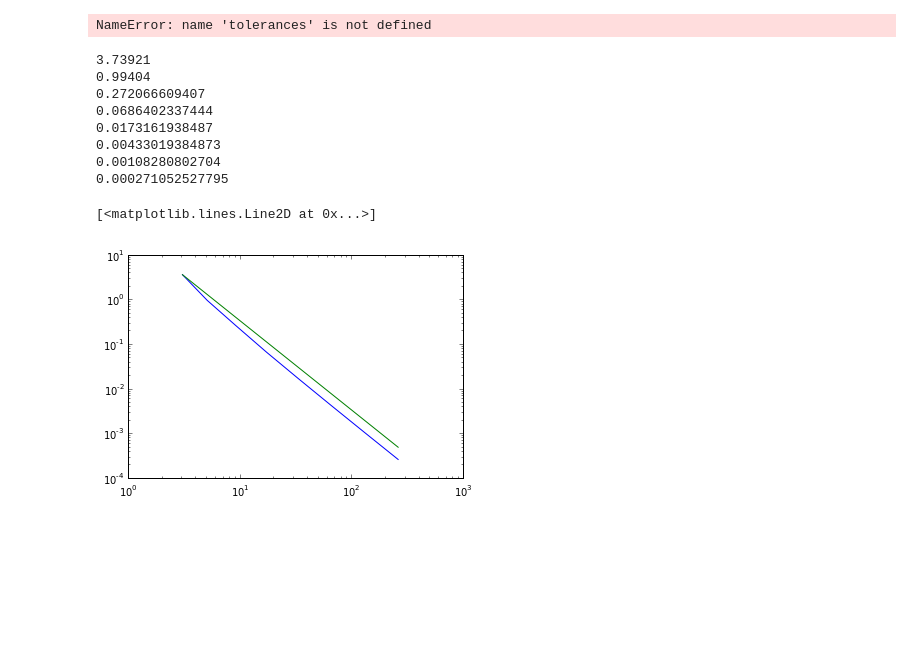
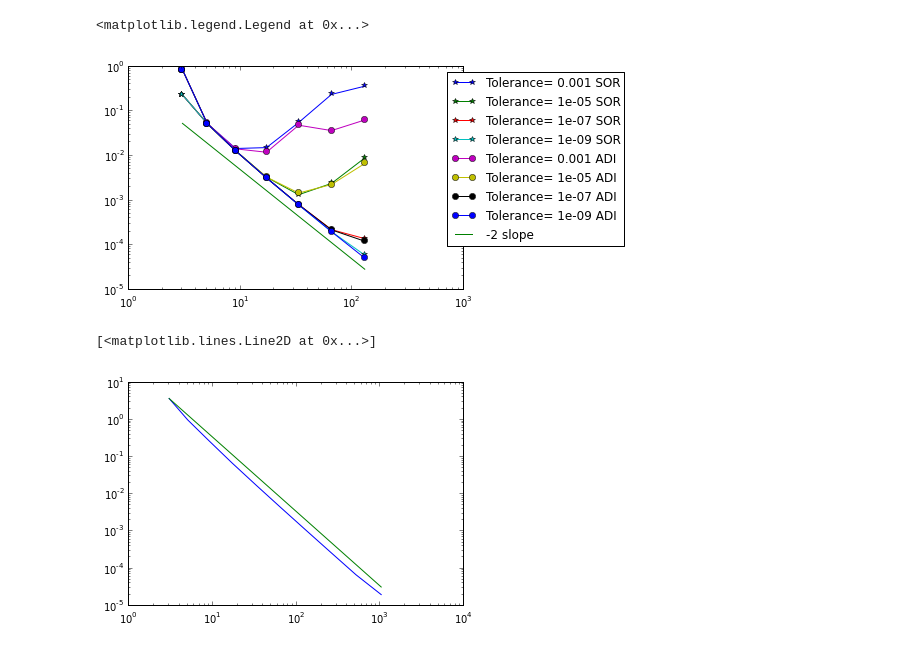
Before and after one commit to janvonrickenbach/Cfd_fundamentals, a Jupyter notebook: Cfd_fund.ipynb, the cells around one changed output. Drawn from its saved outputs; the diff is of its cells as text; code cells hidden in the pictures; blank space fills up the shorter version.

Commit message:
ADI solver working.

```diff
--- a/Cfd_fund.ipynb
+++ b/Cfd_fund.ipynb
@@ -196,16 +201,16 @@ def euler_test(nx,ny,plot=True):
     visc = 1.
     dt = 1.
     k=1
-    def test(x,y):
+    def one_fun(x,y):
         return 1.0
     def sf_fun(x,y):
         return -x + y
     def sol_fun(x,y):
-        return np.sin(k*np.pi*x)*np.sin(k*np.pi*y)
-    def s_fun(x,y):
-        visc_part   = visc*(k*np.pi)**2*2*np.sin(k*np.pi*x)*np.sin(k*np.pi*y)
-        conv_part_x = np.pi * np.cos(k*np.pi*x)*np.sin(k*np.pi*y)
-        conv_part_y = np.pi * np.sin(k*np.pi*x)*np.cos(k*np.pi*y)
+        return np.sin(np.pi*x)*np.sin(np.pi*y)
+    def src_fun(x,y):
+        visc_part   = visc*(np.pi)**2*2*np.sin(np.pi*x)*np.sin(np.pi*y)
+        conv_part_x = np.pi * np.cos(np.pi*x)*np.sin(np.pi*y)
+        conv_part_y = np.pi * np.sin(np.pi*x)*np.cos(np.pi*y)
 
         return visc_part + conv_part_x + conv_part_y
 
@@ -216,12 +221,11 @@ def euler_test(nx,ny,plot=True):
     inputs["nx"]  = nx
     inputs["Lx"]  = Lx
     inputs["Ly"]  = Ly
-
     inputs["ny"] = ny
     inputs["visc"] = visc
     inputs["dt"]   = dt
+    inputs["test_id"] = test_enum["euler"]
 
-    inputs["test_id"] = 2
     inputs.write()
 
     x_coords = np.linspace(0,inputs["Lx"],inputs["nx"])
@@ -232,7 +236,7 @@ def euler_test(nx,ny,plot=True):
     data_w.write(0)
 
     data_vs=var("vort_source",x_coords,y_coords)
-    data_vs.get_from_fun(s_fun)
+    data_vs.get_from_fun(src_fun)
     data_vs.write(0)
 
     data_s=var("streamfunction",x_coords,y_coords)
@@ -247,6 +251,9 @@ def euler_test(nx,ny,plot=True):
     data_r=var("vorticity",x_coords,y_coords)
     data_r.read(1)
 
+    data_s=var("vorticity",x_coords,y_coords)
+    data_s.get_from_fun(sol_fun)
+
     if plot:
         fig=pl.figure()
         ax=fig.add_subplot(1,1,1)
@@ -254,14 +261,15 @@ def euler_test(nx,ny,plot=True):
         p=ax.contourf(x,y,data_r.get_mesh())
         pl.colorbar(p)
 
-    error = np.abs(data_r.get_array()-data_w.get_array())
+    error = np.abs(data_r.get_array()-data_s.get_array())
 
     return max(error)
 
 
 
 def euler():
-  error = euler_test(257,257)
+  error = euler_test(257,257,plot=True)
+  print(error)
   if error<1E-3:
       return  True
   else:
@@ -395,38 +434,41 @@ Error in TDM= 0
 # %%
-error = []
-grids = [3,5,9,17,33,65]
+error_sor = []
+error_adi = []
+grids = [3,5,9,17,33,65,129]
 tolerances = [1E-1,1E-2,1E-3,1E-4,1E-5,1E-6]
-tolerances = [1E-1,1E-2,1E-3,1E-4]
+tolerances = [1E-3,1E-5,1E-7,1E-9]
 
 
 for tol in tolerances:
     tol_error = []
     for nx in grids:
-        tol_error.append(max(sor_tests(nx,nx,tol,1.3,k=2,plot=False)))
-    error.append(tol_error)
+        tol_error.append(max(solver_tests(nx,nx,tol,1.3,"sor",plot=False)))
+    error_sor.append(tol_error)
+# %%
+for tol in tolerances:
+    tol_error = []
+    for nx in grids:
+        tol_error.append(max(solver_tests(nx,nx,tol,1.3,"adi",plot=False)))
+    error_adi.append(tol_error)
 # %%
-for tol,err in zip(tolerances,error):
-    pl.loglog(grids,err,label=str(tol))
-pl.loglog(grids,1./np.array(grids)**2*3**2*error[0][0])
+for tol,err in zip(tolerances,error_sor):
+    pl.loglog(grids,err,'-*',label="Tolerance= "+str(tol)+" SOR")
+for tol,err in zip(tolerances,error_adi):
+    pl.loglog(grids,err,'-o',label="Tolerance= "+str(tol)+" ADI")
+pl.loglog(grids,1./np.array(grids)**2*3**2*error_adi[0][1],label="-2 slope")
+pl.gca().legend(bbox_to_anchor=[1.5,1])
 # %% [output]
-NameError: name 'tolerances' is not defined
+<matplotlib.legend.Legend at 0x...>
+[figure, added]
 # %%
-grids = [3,5,9,17,33,65,129,257]
+grids = [3,5,9,17,33,65,129,257,513,1025]
 error = []
 for nx in grids:
     error.append(euler_test(nx,nx,plot=False))
 pl.loglog(grids,error)
 pl.loglog(grids,1./np.array(grids)**2*3**2*error[0])
 # %% [output]
-3.73921
-0.99404
-0.272066609407
-0.0686402337444
-0.0173161938487
-0.00433019384873
-0.00108280802704
-0.000271052527795
+[<matplotlib.lines.Line2D at 0x...>]
-[<matplotlib.lines.Line2D at 0x...>]
-[figure, old version]
+[figure, new version]
 # %%
 cp /home/jan/Downloads/GhiaEtAl-* .
```
Also changed, not shown: parts of 20 cells of this notebook, 12 other files.
